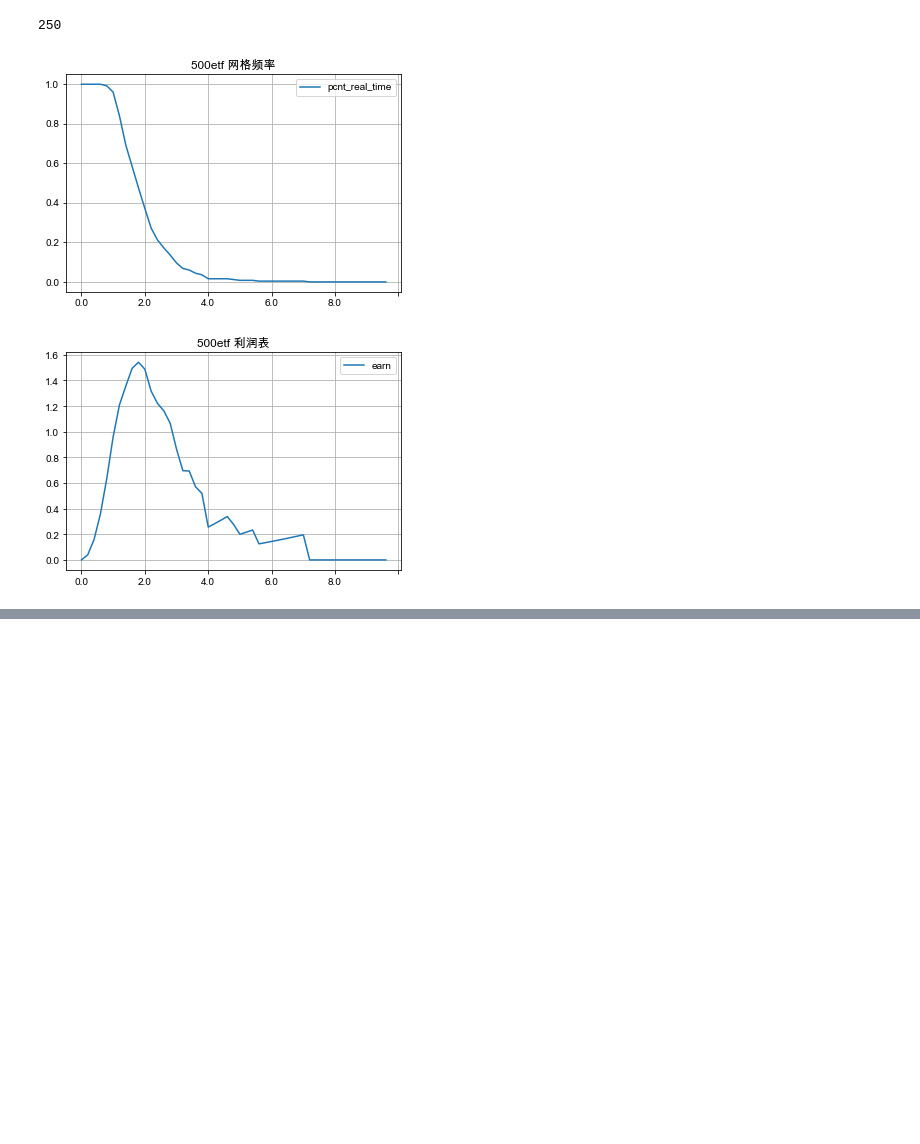
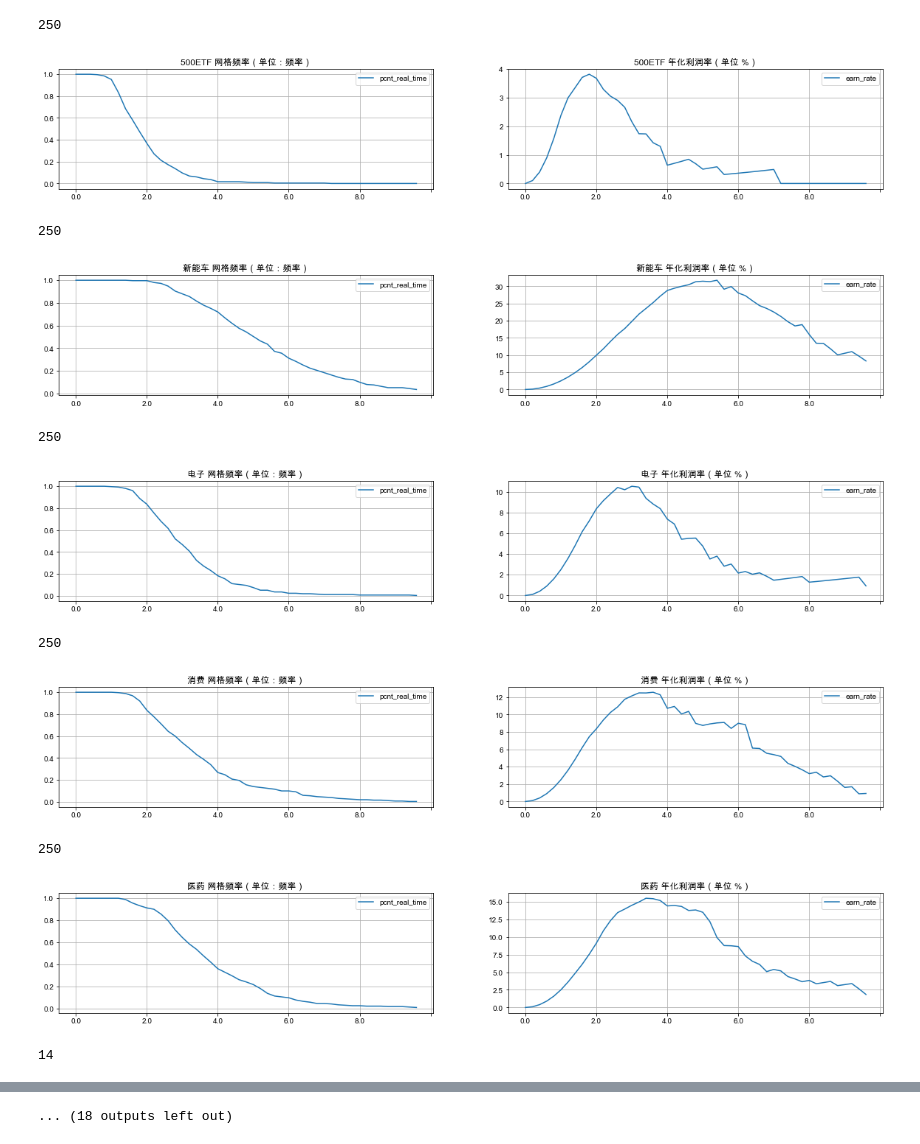
Before and after one commit to codemilestones/etf-quant, a Jupyter notebook: data/etf_basic.ipynb, the cells around one changed output, grey strips where cells are left out. Saved outputs shown, nothing was run; the diff lists cells and outputs as text; code cells hidden in the pictures; blank space fills up the shorter version.

Commit message:
feat: add new stock

```diff
--- a/data/etf_basic.ipynb
+++ b/data/etf_basic.ipynb
@@ -35,9 +80,21 @@ def compute_net_basic(path, name):
 # %%
 print("调用全部运行，开始更新所有数据... ...")
 %run fetch.py
-# %%
-compute_net_basic('./sh510500.csv', '500etf')
-# %% [output]
-250
-[figure, removed]
-[figure, removed]
+# %%
+#网格计算
+
+stock = pd.read_csv('./stock.csv')
+for row in stock.itertuples():
+    compute_net_basic('./' + row[2] + '.csv', row[3])
+# %% [output]
+250
+[figure, added]
+250
+[figure, added]
+250
+[figure, added]
+250
+[figure, added]
+250
+[figure, added]
+14
@@ -43,0 +102 @@ compute_net_basic('./sh510500.csv', '500etf')
+... (18 outputs left out)
```
Also changed, not shown: parts of 3 cells of this notebook, 18 other files.
